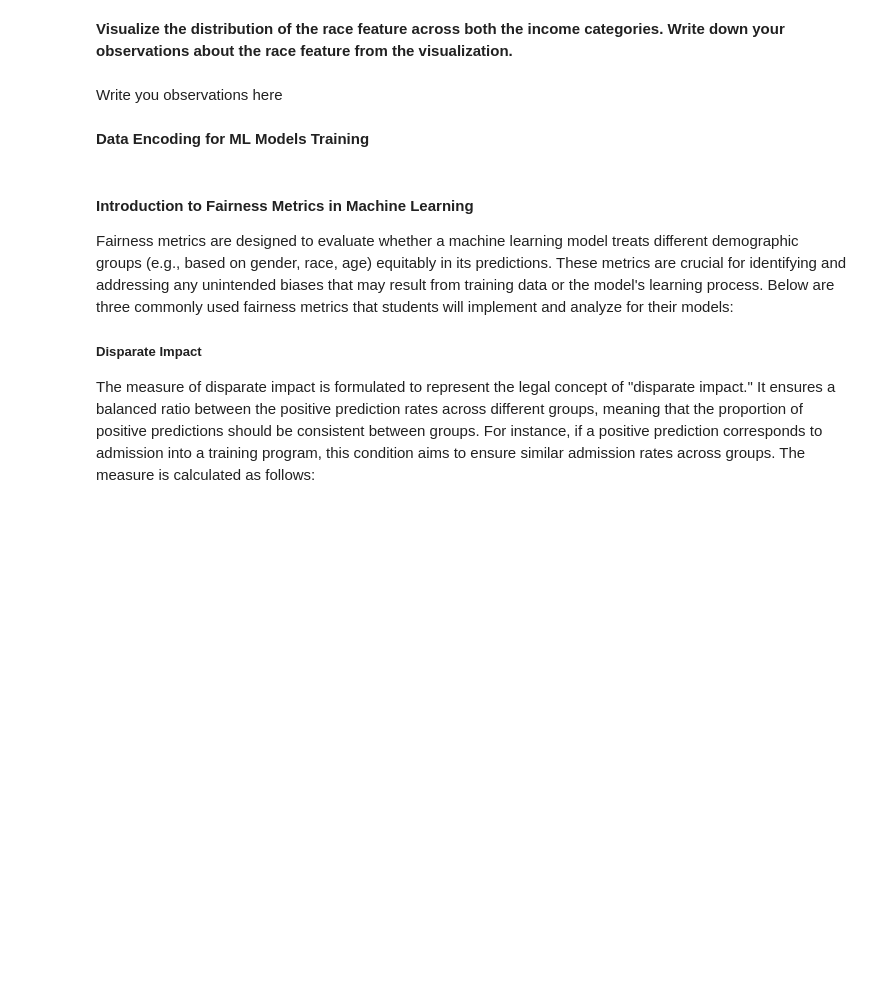
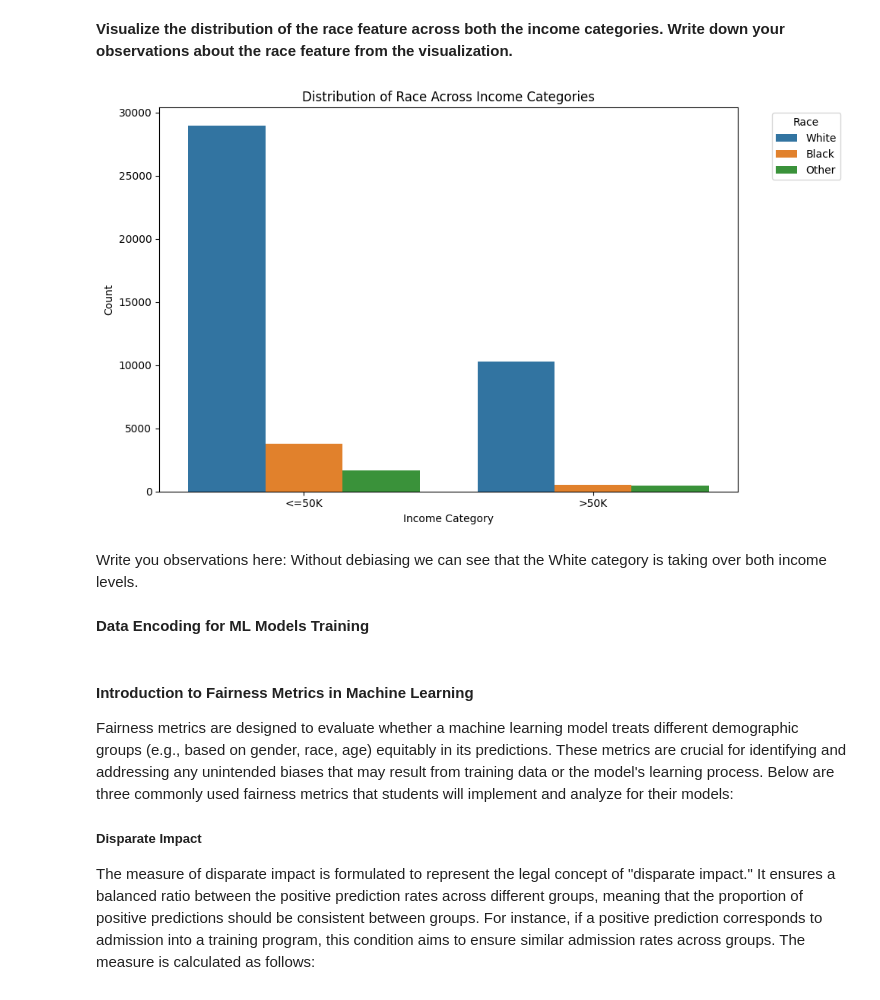
Before and after one commit to HalgasAdrian/CS5100, a Jupyter notebook: Programming Assignment 4/PA4 Q1.ipynb, the cells around one changed output. Cells and saved outputs as stored; diff of their text form; code cells hidden in the pictures; blank space fills up the shorter version.

```diff
--- a/Programming Assignment 4/PA4 Q1.ipynb
+++ b/Programming Assignment 4/PA4 Q1.ipynb
@@ -443,8 +487,19 @@ Write you observations here
 **Visualize the distribution of the race feature across both the income categories. Write down your observations about the race feature from the visualization.**
 # %%
 # Write your code here
+plt.figure(figsize=(10, 6))
+sns.countplot(data=df_cleaned, x='income', hue='race')
+plt.title('Distribution of Race Across Income Categories')
+plt.xlabel('Income Category')
+plt.ylabel('Count')
+plt.legend(title='Race', bbox_to_anchor=(1.05, 1), loc='upper left')
+plt.tight_layout()
+plt.show()
+# %% [output]
+[figure, added]
 # %% [markdown]
-Write you observations here
+Write you observations here:
+Without debiasing we can see that the White category is taking over both income levels.
 # %% [markdown]
 **Data Encoding for ML Models Training**
 # %%
```
Also changed, not shown: parts of 14 cells of this notebook.
